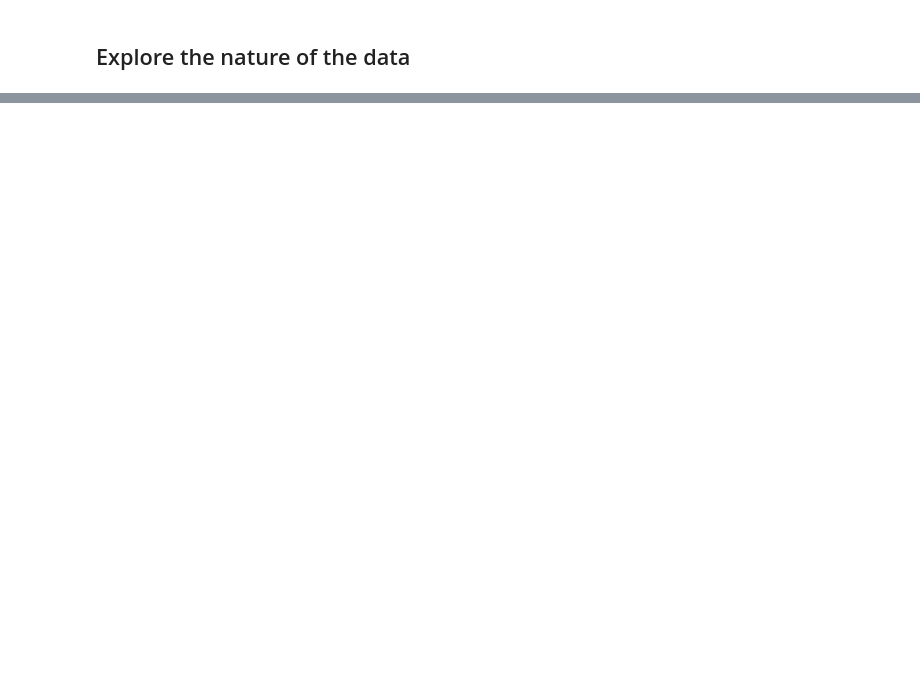
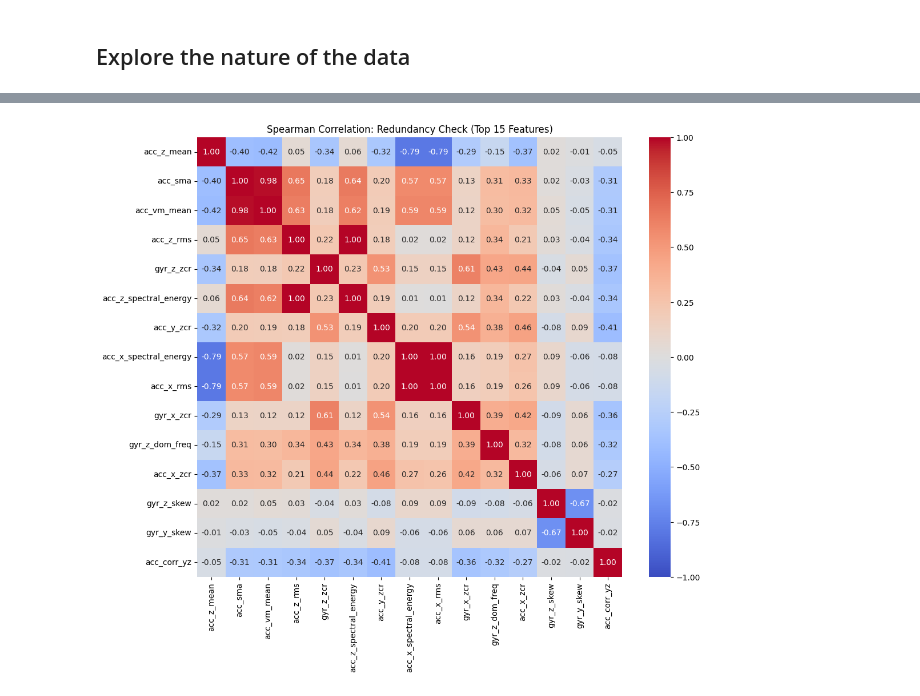
Before and after one commit to nderekk/IoT-Course-AIoT-project, a Jupyter notebook: eda.ipynb, the cells around one changed output, grey strips where cells are left out. Saved outputs shown, nothing was run; the diff lists cells and outputs as text; code cells hidden in the pictures; blank space fills up the shorter version.

```diff
--- a/eda.ipynb
+++ b/eda.ipynb
@@ -158,0 +344,22 @@ print(gestures['scroll-down-index'])
+# %%
+# --- ANOVA F-Statistic Ranking ---
+from sklearn.feature_selection import f_classif
+
+# Calculate F-statistics
+f_stats, p_values = f_classif(X, y)
+
+# Create a ranking dataframe
+feature_ranking = pd.DataFrame({
+    'Feature': X.columns,
+    'F_Statistic': f_stats,
+    'p_value': p_values
+})
+
+# Sort by most discriminative (highest F-score)
+feature_ranking = feature_ranking.sort_values(by='F_Statistic', ascending=False)
+
+print("🏆 Top 10 Most Discriminative Features:")
+display(feature_ranking.head(10))
+
+# Save the top feature names for our next plots
+top_features = feature_ranking['Feature'].head(5).tolist()
@@ -158,0 +401,14 @@ print(gestures['scroll-down-index'])
+# %%
+# --- Spearman Correlation Heatmap ---
+# Let's check redundancy among our Top 15 features
+top_15_features = feature_ranking['Feature'].head(15).tolist()
+
+plt.figure(figsize=(12, 10))
+corr_matrix = X[top_15_features].corr(method='spearman')
+
+# Plot heatmap
+sns.heatmap(corr_matrix, annot=True, cmap='coolwarm', fmt=".2f", vmin=-1, vmax=1)
+plt.title("Spearman Correlation: Redundancy Check (Top 15 Features)")
+plt.show()
+# %% [output]
+[figure, added]
```
Also changed, not shown: parts of 49 cells of this notebook.
